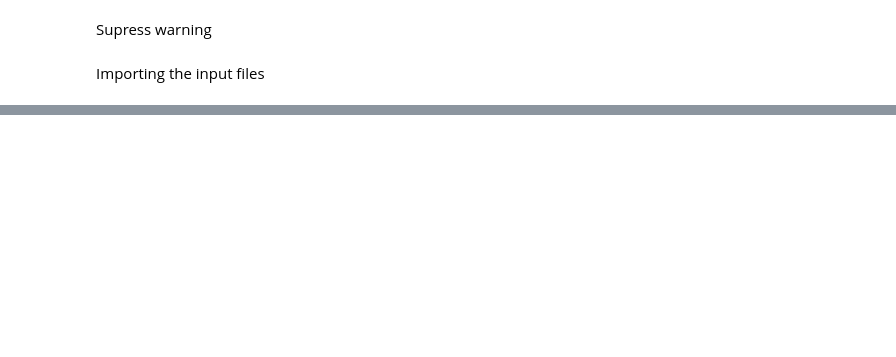
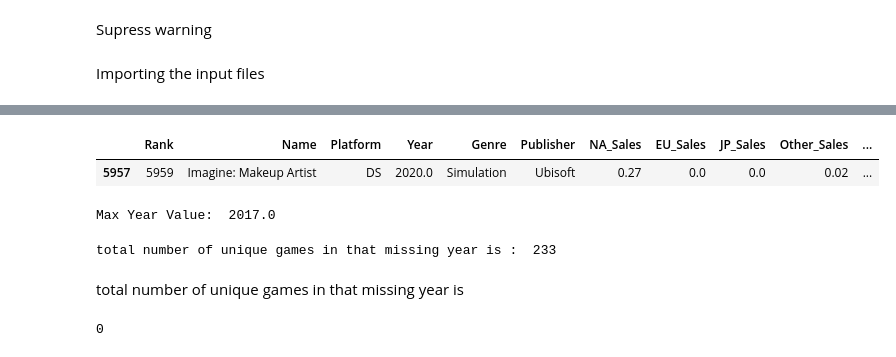
Before and after one commit to rodrigoluciano/r-d_ciencia_e_analise_de_dados, a Jupyter notebook: VideoGameSales.ipynb, the cells around one changed output, grey strips where cells are left out. Drawn from its saved outputs; the diff is of its cells as text; code cells hidden in the pictures; blank space fills up the shorter version.

```diff
--- a/VideoGameSales.ipynb
+++ b/VideoGameSales.ipynb
@@ -51,0 +129,24 @@ vgdata.head()
+# %%
+max_entry = year_data.idxmax()
+max_entry = vgdata.iloc[max_entry]
+pd.DataFrame(max_entry).T
+# %% [output]
+|  | Rank | Name | Platform | Year | Genre | Publisher | NA_Sales | EU_Sales | JP_Sales | Other_Sales | ... |
+| 5957 | 5959 | Imagine: Makeup Artist | DS | 2020.0 | Simulation | Ubisoft | 0.27 | 0.0 | 0.0 | 0.02 | ... |
+# %%
+vgdata['Year'] = vgdata['Year'].replace(2020.0, 2009.0)
+print("Max Year Value: ", year_data.max())
+# %% [output]
+Max Year Value:  2017.0
+# %%
+game_missedyear = vgdata[vgdata['Year'].isnull()]["Name"].unique()
+print("total number of unique games in that missing year is : ",len(game_missedyear))
+# %% [output]
+total number of unique games in that missing year is :  233
+# %% [markdown]
+total number of unique games in that missing year is
+# %%
+vgdata['Year'] = vgdata['Year'].fillna(2009.0)
+vgdata['Year'].isnull().sum()
+# %% [output]
+0
```
Also changed, not shown: parts of 13 cells of this notebook.
